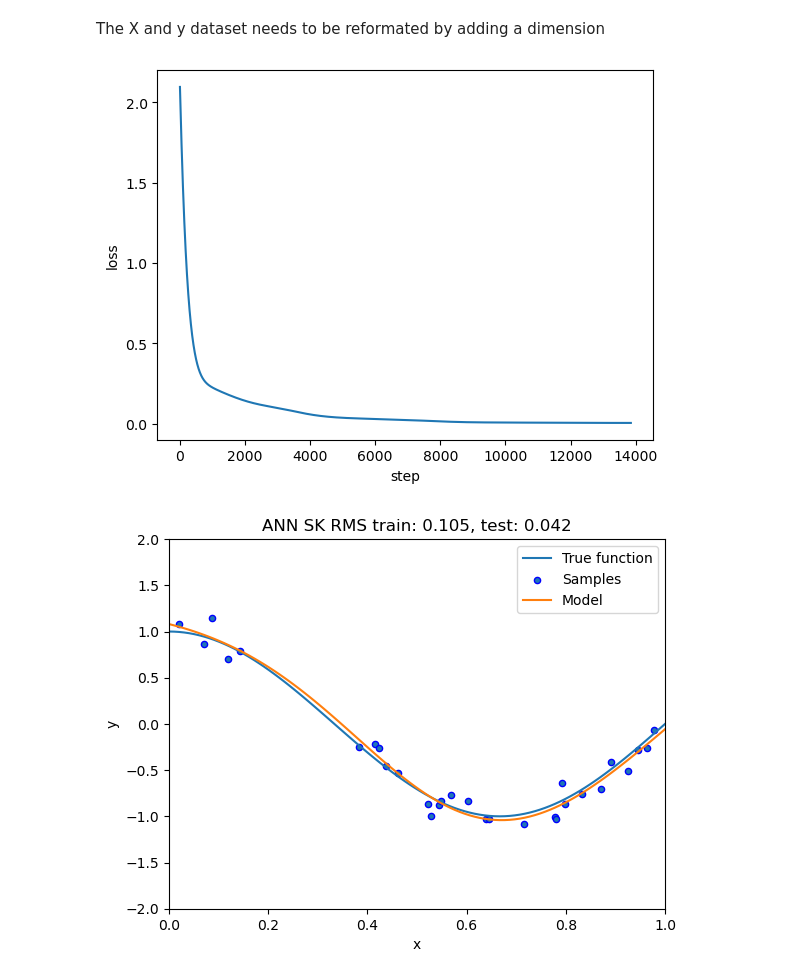
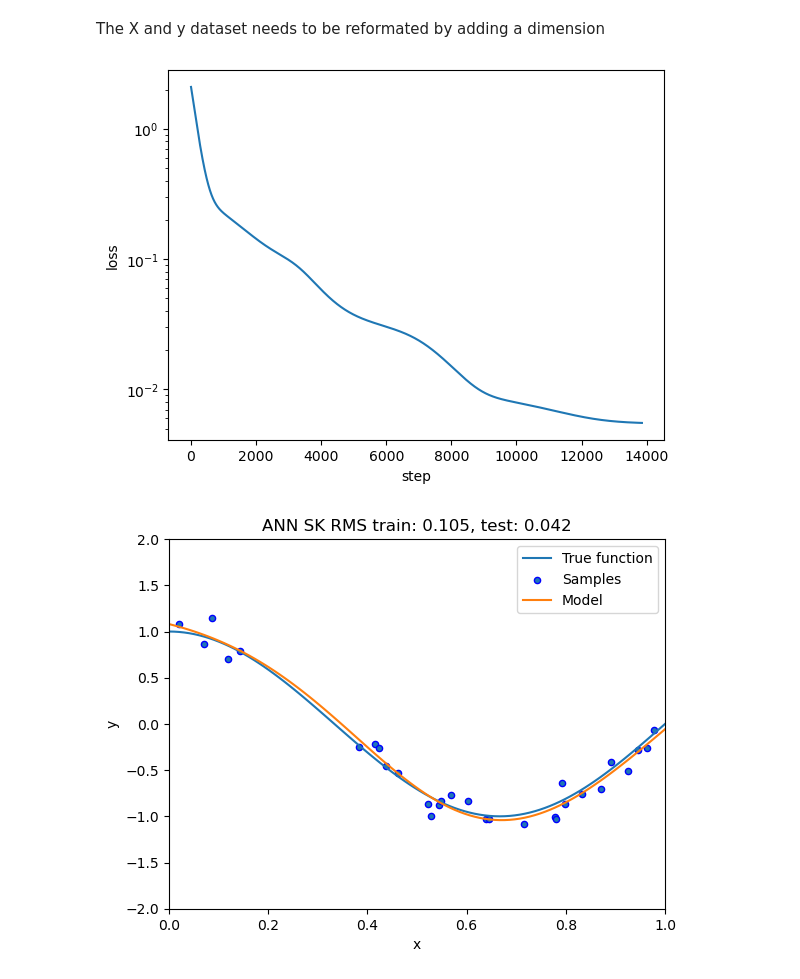
Before and after one commit to Morisset/Python-lectures-Notebooks, a Jupyter notebook: Lecture_Notebooks/ANN.ipynb, the cells around one changed output. Cells and saved outputs as stored; diff of their text form; code cells hidden in the pictures.

```diff
--- a/Lecture_Notebooks/ANN.ipynb
+++ b/Lecture_Notebooks/ANN.ipynb
@@ -177,10 +177,11 @@ ANN_fit = ANN.fit(X_train2, y_train_true)
 # %%
 f, ax = plt.subplots()
 ax.plot(ANN.loss_curve_)
 ax.set_xlabel('step')
-ax.set_ylabel('loss');
+ax.set_ylabel('loss')
+ax.set_yscale('log');
 # %% [output]
-[figure, old version]
+[figure, new version]
 # %%
 y_train = ANN.predict(X_train2)
 y_test = ANN.predict(X_test2)
```
Also changed, not shown: parts of 7 cells of this notebook, 1 other file.
